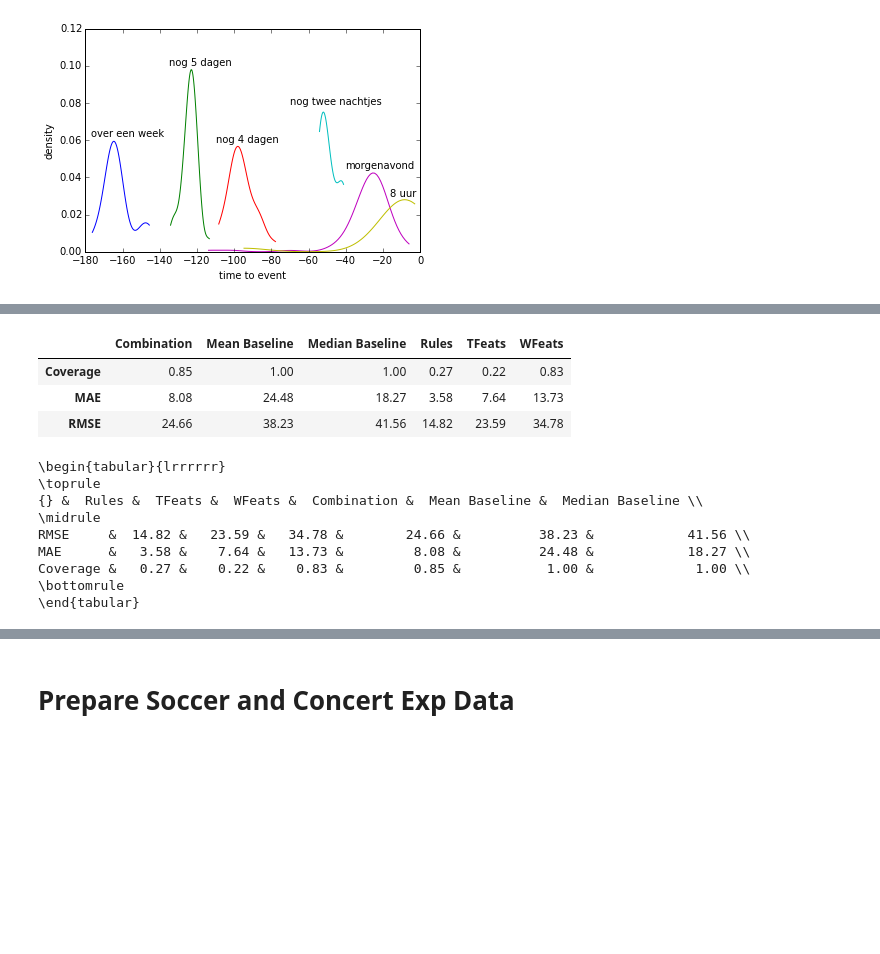
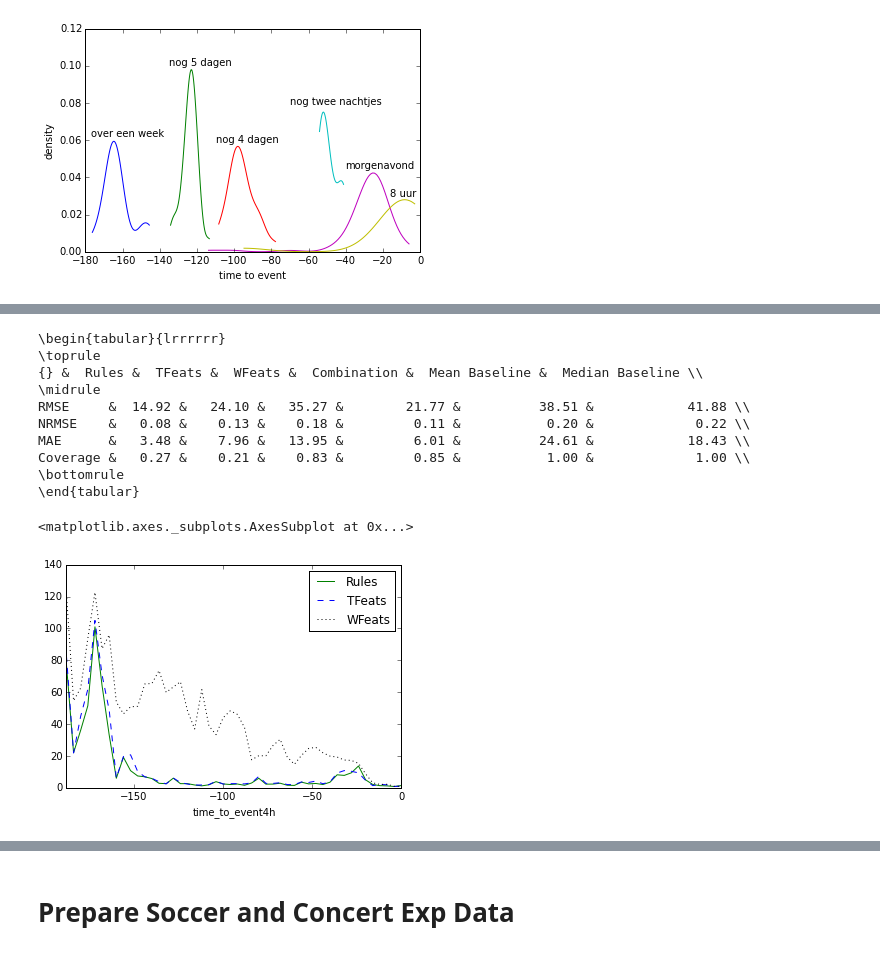
Before and after one commit to ahurriyetoglu/tte_estimation, a Jupyter notebook: WordTimeSeries.ipynb, the cells around one changed output, grey strips where cells are left out. Cells and saved outputs as stored; diff of their text form; code cells hidden in the pictures; blank space fills up the shorter version.

```diff
--- a/WordTimeSeries.ipynb
+++ b/WordTimeSeries.ipynb
@@ -1058,8 +1055,9 @@ def calcExpandHistNorm(histDF, estSerie, wlen):
             print('winDt index npdim and value and length:', np.ndim(winDt.index[-1]), winDt.index[-1], len(winDt.index[-1]), end='\n\n')
             print('All winDt index npdim and value:', winDt.index, end='\n\n')
             print(type(normMea), normMea)
-            histnormEstMedTs.set_value(winDt.index[-1], normMed)
-            histnormEstMeaTs.set_value(winDt.index[-1], normMea)
+
+            print('tuple error!!')
+            break
 
     histDF["histMed_"+estSerie] = histnormEstMedTs
     histDF["histMea_"+estSerie] = histnormEstMeaTs
@@ -2938,16 +2866,0 @@ fig.savefig('TFeatsExamples.eps', format='eps')
-# %%
-lenres = len(tstResultDFT)
-print("Exact rule MAE:", getMAE(tstResultDFT.time_to_eventhF, tstResultDFT.exactTTEmea), tstResultDFT.exactTTEmea.count()/lenres)
-print("Dynamic Hours MAE:", getMAE(tstResultDFT.time_to_eventhF, tstResultDFT.dynHoursTTEmea), tstResultDFT.dynHoursTTEmea.count()/lenres)
-print("Dynamic Days MAE:", getMAE(tstResultDFT.time_to_eventhF, tstResultDFT.dynDaysTTEmea), tstResultDFT.dynDaysTTEmea.count()/lenres)
-print("Dynamic Months MAE",getMAE(tstResultDFT.time_to_eventhF, tstResultDFT.dynMonthsTTEmea), tstResultDFT.dynMonthsTTEmea.count()/lenres)
-print("Median Training Mean Estimation MAE:", getMAE(tstResultDFT.time_to_eventhF, tstResultDFT.medMedEstim), tstResultDFT.medMedEstim.count()/lenres)
-
-tstResultDFT["rulesMeaSerie"] = tstResultDFT[["dynDaysTTEmea","dynHoursTTEmea","dynMonthsTTEmea","exactTTEmea"]].apply(np.mean,1)
-print("Mean of Rules combination MAE:",getMAE(tstResultDFT.time_to_eventhF, tstResultDFT.rulesMeaSerie), tstResultDFT.rulesMeaSerie.count()/lenres)
-
-tstResultDFT["rulesMeaSerie2"] = tstResultDFT[["dynDaysTTEmea","dynHoursTTEmea","dynMonthsTTEmea","exactTTEmea","medMedEstim"]].apply(np.mean,1)
-print("Mean of Rules combination MAE2:",getMAE(tstResultDFT.time_to_eventhF, tstResultDFT.rulesMeaSerie2), tstResultDFT.rulesMeaSerie2.count()/lenres)
-
-tstResultDFT["rulesAndTrain"] = np.where(tstResultDFT.rulesMeaSerie.notnull(),tstResultDFT.rulesMeaSerie,tstResultDFT.medMedEstim)
-print("Mean rule and Temporal exp. train combination MAE:",getMAE(tstResultDFT.time_to_eventhF, tstResultDFT.rulesAndTrain), tstResultDFT.rulesAndTrain.count()/lenres)
@@ -3120,4 +2984,0 @@ plt.hist(list(resultsDFTHist.groupby("event").apply(lambda g: getMAE(g.time_to_e
-# %%
-# do not overwrite by history function if it comes from a rule!
-x = np.where(resultsDFTRWHist.rulesMeaSerie.notnull(),resultsDFTRWHist.rulesMeaSerie,resultsDFTRWHist.histMed_rulesTFeatsWFeats)
-getMAE(resultsDFTRWHist.time_to_eventhF,x)
@@ -3237,20 +3019,14 @@ except:
 # %%
 fm_resultsDF = pd.DataFrame(fm_resultsDict).apply(lambda x: np.round(x,2))
-fm_resultsDF
+print(fm_resultsDF.sort_index(ascending=False).to_latex(columns=['Rules','TFeats','WFeats','Combination','Mean Baseline','Median Baseline']))
 # %% [output]
-|  | Combination | Mean Baseline | Median Baseline | Rules | TFeats | WFeats |
-| Coverage | 0.85 | 1.00 | 1.00 | 0.27 | 0.22 | 0.83 |
-| MAE | 8.08 | 24.48 | 18.27 | 3.58 | 7.64 | 13.73 |
-| RMSE | 24.66 | 38.23 | 41.56 | 14.82 | 23.59 | 34.78 |
+\begin{tabular}{lrrrrrr}
+\toprule
+{} &  Rules &  TFeats &  WFeats &  Combination &  Mean Baseline &  Median Baseline \\
+\midrule
+RMSE     &  14.92 &   24.10 &   35.27 &        21.77 &          38.51 &            41.88 \\
+NRMSE    &   0.08 &    0.13 &    0.18 &         0.11 &           0.20 &             0.22 \\
+MAE      &   3.48 &    7.96 &   13.95 &         6.01 &          24.61 &            18.43 \\
+Coverage &   0.27 &    0.21 &    0.83 &         0.85 &           1.00 &             1.00 \\
+\bottomrule
+\end{tabular}
-# %%
-print(fm_resultsDF.sort_index(ascending=False).to_latex(columns=['Rules','TFeats','WFeats','Combination','Mean Baseline','Median Baseline']))
-# %% [output]
-\begin{tabular}{lrrrrrr}
-\toprule
-{} &  Rules &  TFeats &  WFeats &  Combination &  Mean Baseline &  Median Baseline \\
-\midrule
-RMSE     &  14.82 &   23.59 &   34.78 &        24.66 &          38.23 &            41.56 \\
-MAE      &   3.58 &    7.64 &   13.73 &         8.08 &          24.48 &            18.27 \\
-Coverage &   0.27 &    0.22 &    0.83 &         0.85 &           1.00 &             1.00 \\
-\bottomrule
-\end{tabular}
@@ -3260 +3036,21 @@ resultsDFMeaBaseHist_=resultsDFMeaBaseHist.reset_index(drop=True)
+# %%
+rulesHistDF['error'] = np.abs(rulesHistDF.time_to_eventhF - rulesHistDF.histMed_rulesMeaSerie)
+rulesTmxHistDF['error'] = np.abs(rulesTmxHistDF.time_to_eventhF - rulesTmxHistDF.histMed_rulesAndTrain)
+rulesTmxLexHistDF['error'] = np.abs(rulesTmxLexHistDF.time_to_eventhF - rulesTmxLexHistDF.histMed_rulesTFeatsWFeats)
+
+gatherPeriod=4
+fieldName = 'time_to_event'+str(gatherPeriod)+'h'
+rulesHistDF[fieldName] = rulesHistDF.time_to_event.apply(lambda x: int(-x/np.timedelta64(gatherPeriod, 'h')))
+rulesTmxHistDF[fieldName] = rulesTmxHistDF.time_to_event.apply(lambda x: int(-x/np.timedelta64(gatherPeriod, 'h')))
+rulesTmxLexHistDF[fieldName] = rulesTmxLexHistDF.time_to_event.apply(lambda x: int(-x/np.timedelta64(gatherPeriod, 'h')))
+
+averagedPeriod = pd.DataFrame([rulesHistDF.groupby(fieldName)['error'].mean(),rulesTmxHistDF.groupby(fieldName)['error'].mean(),\
+              rulesTmxLexHistDF.groupby(fieldName)['error'].mean()], index=['Rules','TFeats','WFeats']).T
+
+averagedPeriod.index = averagedPeriod.index*gatherPeriod
+fig, ax = plt.subplots()
+averagedPeriod.plot(grid=False, ax=ax, style=myLineStyles)
+# %% [output]
+<matplotlib.axes._subplots.AxesSubplot at 0x...>
+[figure, added]
 # %%
```
Also changed, not shown: parts of 77 cells of this notebook.
